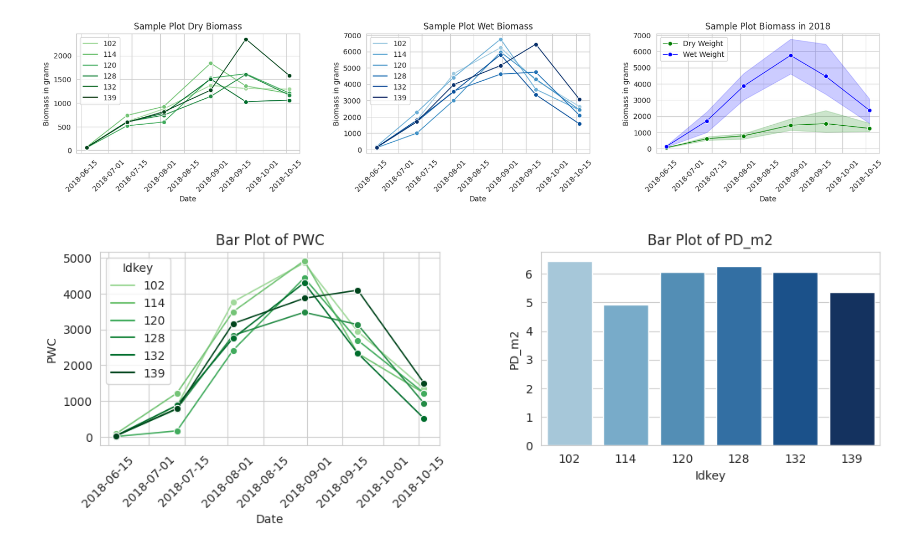
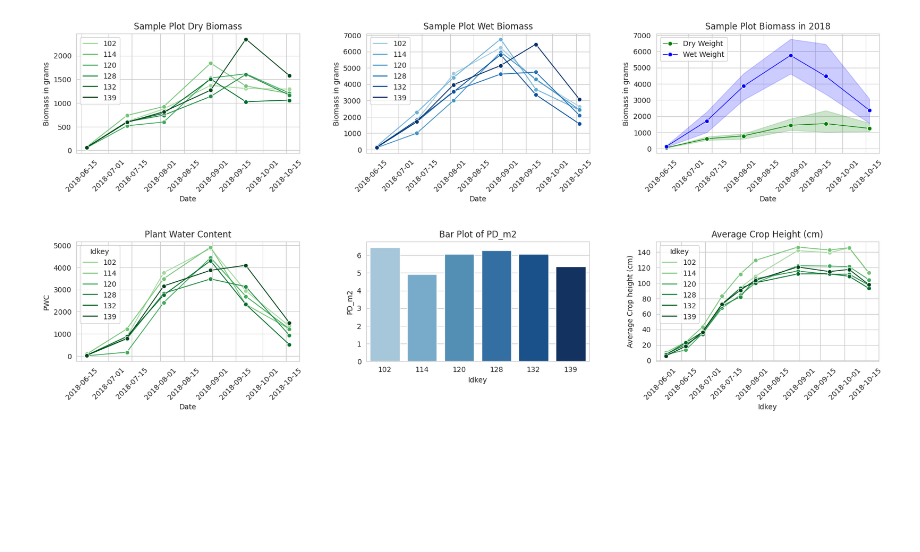
Before and after one commit to StoneAustin/Biomass-Scaling, a Jupyter notebook: Preparing_Biomass_Data.ipynb, the cells around one changed output. Saved outputs shown, nothing was run; the diff lists cells and outputs as text; code cells hidden in the pictures; blank space fills up the shorter version.

```diff
--- a/Preparing_Biomass_Data.ipynb
+++ b/Preparing_Biomass_Data.ipynb
@@ -22,6 +22,9 @@ Drive already mounted at /content/drive; to attempt to forcibly remount, call dr
 # %%
 file_path = '/content/drive/MyDrive/Colab Notebooks/Thesis Files/Tifton_JECAM_Biomass_2018_REV.xlsx'
 df = pd.read_excel(file_path, sheet_name = ['Metadata','Tifton_JECAM_Biomass_2018_REV'])
+
+file_path2 = '/content/drive/MyDrive/Colab Notebooks/Thesis Files/Tifton_JECAM_CropHeight_2018.xlsx'
+df2 = pd.read_excel(file_path2, sheet_name = ['Metadata','AveCropH'])
 # %%
 # Using Pandas we will read in our Excel Spreadsheet
 # Since we know the sheet names in the file, we can go ahead and list them
@@ -73,6 +69,12 @@ df['Tifton_JECAM_Biomass_2018_REV']
 
 temp = df['Tifton_JECAM_Biomass_2018_REV']
 field1_bm = temp.loc[temp['Idkey'] <= 200]
+
+
+temp2 = df2['AveCropH']
+croph = temp2.loc[temp2['Idkey'] <= 200]
+
+
 field1_bm.head()
 # %% [output]
 |  | Date | Idkey | Field_Id | Site_ID | DryWeight_G | WetWeight_G | BagWeight_G | PWC | PD_m2 | ... |
@@ -92,0 +117,5 @@ field1_bm.head()
+# %%
+croph['Datetime'] = croph['Date'].astype(str).str.slice(start=4, stop=8)
+croph['Datetime'] = pd.to_datetime(croph['Datetime'], format='%j')
+croph['Datetime'] = croph['Datetime'].apply(lambda x: x.replace(year=2018))
+croph.head()
@@ -117,3 +168,7 @@ pivot_table2
 | 2018-08-31 | 6.444201 | 4.923414 | 5.853392 | 6.487965 | 6.061269 | 5.371991 | 4859.00 | 4918.00 | 4438.00 | 3477.00 | 4301.00 | ... |
 | 2018-09-21 | 6.444201 | 4.923414 | 5.853392 | 6.487965 | 6.061269 | 5.371991 | 2939.00 | 2330.00 | 2696.00 | 3132.00 | 2331.00 | ... |
 | 2018-10-17 | 6.444201 | 4.923414 | 5.853392 | 6.487965 | 6.061269 | 5.371991 | 1347.00 | 1220.00 | 1224.00 | 936.00 | 513.00 | ... |
+# %%
+#Creating a Pivot Table so that way I can visualize the data better and create visualizations
+pivot_table3 = pd.pivot_table(croph, values=['CropHeight_AVG_CM'],index='Datetime', columns="Idkey", aggfunc='sum')
+pivot_table3
@@ -167,27 +236,35 @@ plt.subplots_adjust(wspace=0.3)
 # %%
 
 #create two subplots
-fig, (ax1, ax2) = plt.subplots(ncols=2, figsize=(12, 3))
+fig, (ax1, ax2, ax3) = plt.subplots(ncols=3, figsize=(20, 3))
 
 #plot the first bar chart
 sns.lineplot(data=pivot_table2['PWC'], palette=dark_green_palette,dashes=False, marker='o', linewidth=1.2,ax=ax1)
 ax1.set_title("Plant Water Content")
 ax1.set_xlabel("Date")
 ax1.set_ylabel("PWC")
 
 #plot the second bar chart
 sns.barplot(data=pivot_table2['PD_m2'], palette=dark_blue_palette, errorbar = None, ax=ax2)
 ax2.set_title("Bar Plot of PD_m2")
 ax2.set_xlabel("Idkey")
 ax2.set_ylabel("PD_m2")
 
+#Plot crop height
+#sns.barplot(data=pivot_table3['CropHeight_AVG_CM'], palette=dark_blue_palette, errorbar = None, ax=ax3)
+sns.lineplot(data=pivot_table3['CropHeight_AVG_CM'],palette=dark_green_palette,dashes=False, marker='o', linewidth=1.2,ax=ax3)
+ax3.set_title("Average Crop Height (cm)")
+ax3.set_xlabel("Idkey")
+ax3.set_ylabel("Average Crop height (cm)")
+
+
 
 ax1.tick_params(axis='x', rotation=45)
-
+ax3.tick_params(axis='x', rotation=45)
 #adjust the spacing between subplots
 plt.subplots_adjust(wspace=0.3)
 
 # show the plot
 plt.show()
 # %% [output]
-[figure, old version]
+[figure, new version]
```
Also changed, not shown: parts of 4 cells of this notebook.
